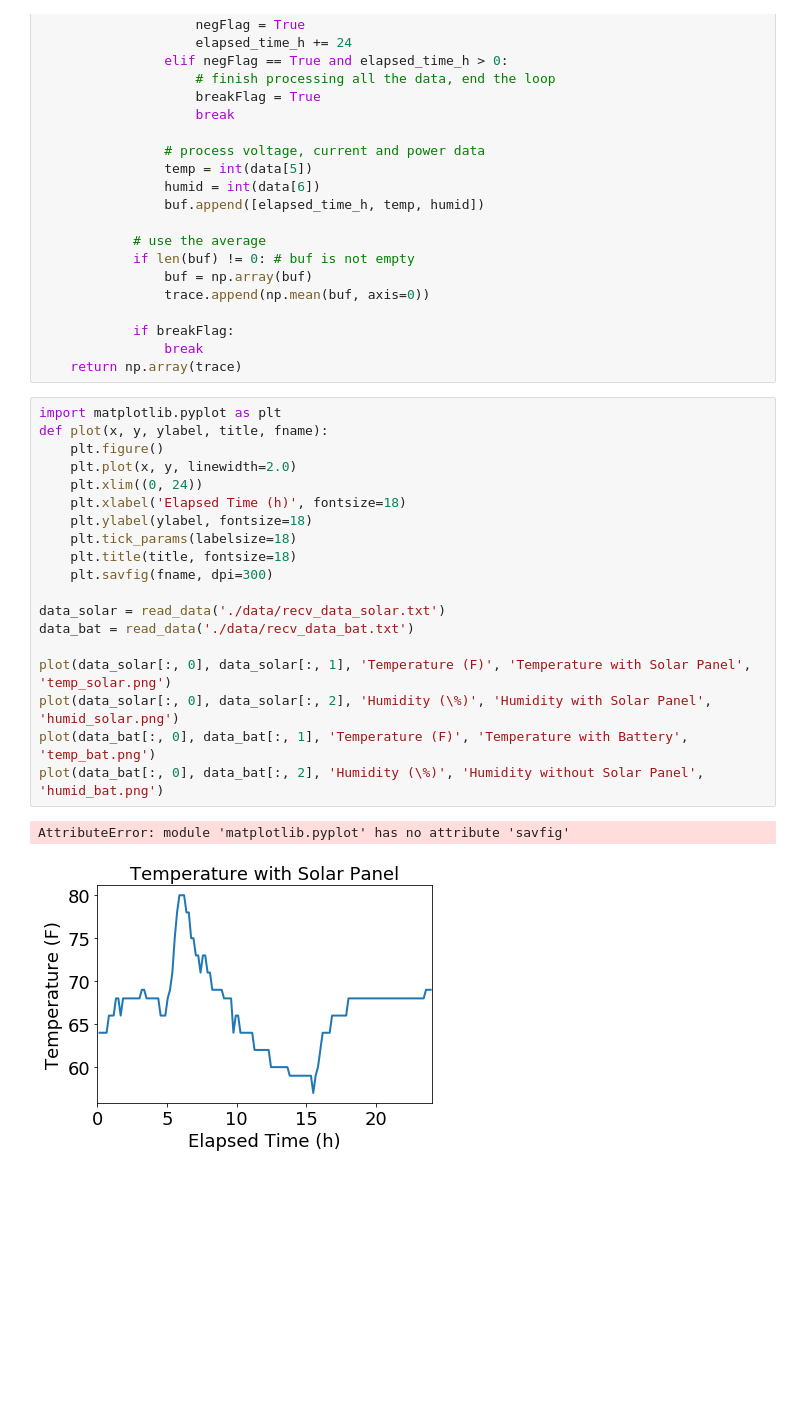
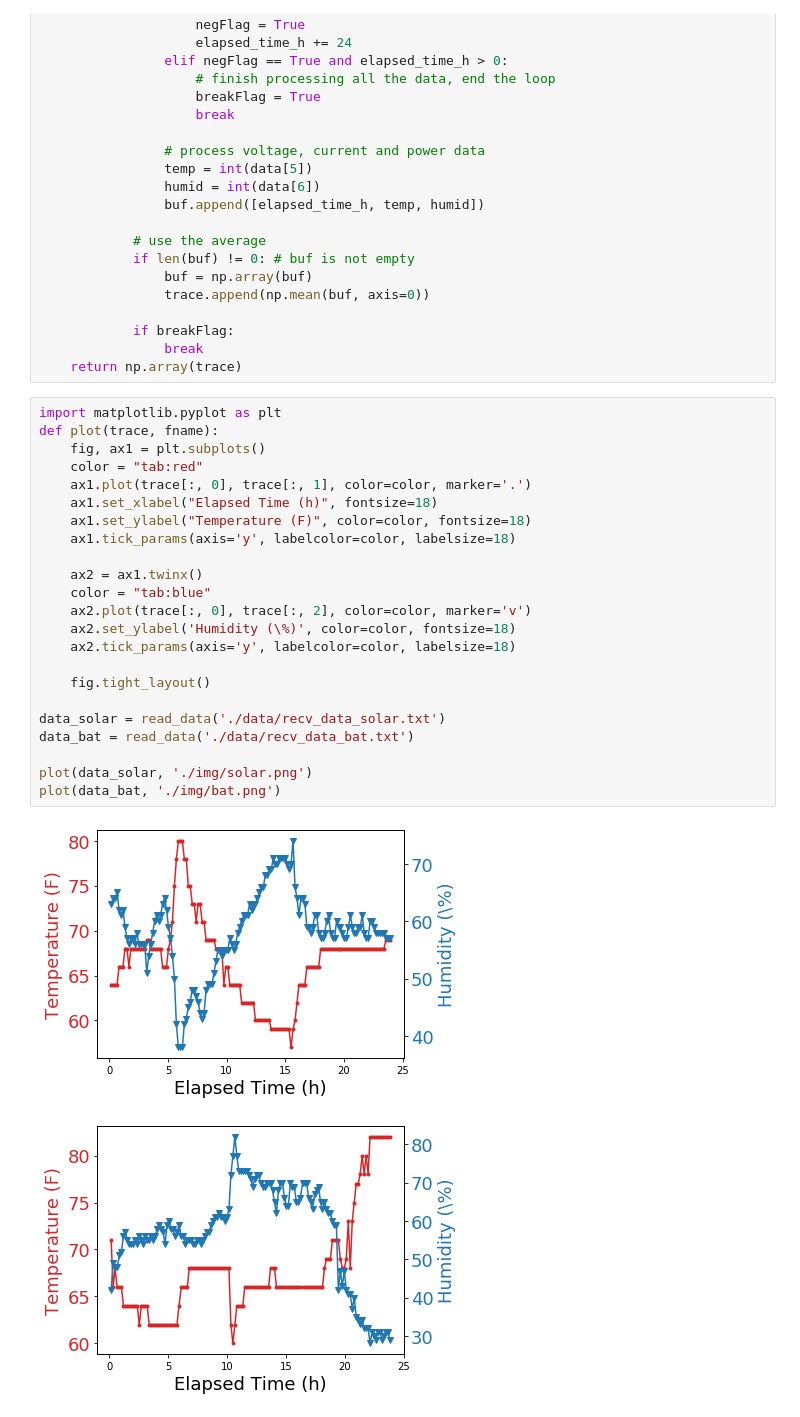
Before and after one commit to Orienfish/CSE291KW20, a Jupyter notebook: MQTT_Server/plot_data.ipynb, the cells around one changed output. Cells and saved outputs as stored; diff of their text form; blank space fills up the shorter version.

Commit message:
combine temp and humid into one plot

```diff
--- a/MQTT_Server/plot_data.ipynb
+++ b/MQTT_Server/plot_data.ipynb
@@ -47,25 +47,29 @@ def read_data(file_path):
             if breakFlag:
                 break
     return np.array(trace)
-# %%
-import matplotlib.pyplot as plt
-def plot(x, y, ylabel, title, fname):
-    plt.figure()
-    plt.plot(x, y, linewidth=2.0)
-    plt.xlim((0, 24))
-    plt.xlabel('Elapsed Time (h)', fontsize=18)
-    plt.ylabel(ylabel, fontsize=18)
-    plt.tick_params(labelsize=18)
-    plt.title(title, fontsize=18)
-    plt.savfig(fname, dpi=300)
-
-data_solar = read_data('./data/recv_data_solar.txt')
-data_bat = read_data('./data/recv_data_bat.txt')
-
-plot(data_solar[:, 0], data_solar[:, 1], 'Temperature (F)', 'Temperature with Solar Panel', 'temp_solar.png')
-plot(data_solar[:, 0], data_solar[:, 2], 'Humidity (\%)', 'Humidity with Solar Panel', 'humid_solar.png')
-plot(data_bat[:, 0], data_bat[:, 1], 'Temperature (F)', 'Temperature with Battery', 'temp_bat.png')
-plot(data_bat[:, 0], data_bat[:, 2], 'Humidity (\%)', 'Humidity without Solar Panel', 'humid_bat.png')
-# %% [output]
-AttributeError: module 'matplotlib.pyplot' has no attribute 'savfig'
-[figure, removed]
+# %%
+import matplotlib.pyplot as plt
+def plot(trace, fname):
+    fig, ax1 = plt.subplots()
+    color = "tab:red"
+    ax1.plot(trace[:, 0], trace[:, 1], color=color, marker='.')
+    ax1.set_xlabel("Elapsed Time (h)", fontsize=18)
+    ax1.set_ylabel("Temperature (F)", color=color, fontsize=18)
+    ax1.tick_params(axis='y', labelcolor=color, labelsize=18)
+
+    ax2 = ax1.twinx()
+    color = "tab:blue"
+    ax2.plot(trace[:, 0], trace[:, 2], color=color, marker='v')
+    ax2.set_ylabel('Humidity (\%)', color=color, fontsize=18)
+    ax2.tick_params(axis='y', labelcolor=color, labelsize=18)
+
+    fig.tight_layout()
+
+data_solar = read_data('./data/recv_data_solar.txt')
+data_bat = read_data('./data/recv_data_bat.txt')
+
+plot(data_solar, './img/solar.png')
+plot(data_bat, './img/bat.png')
+# %% [output]
+[figure, added]
+[figure, added]
```
Also changed, not shown: 6 other files.
